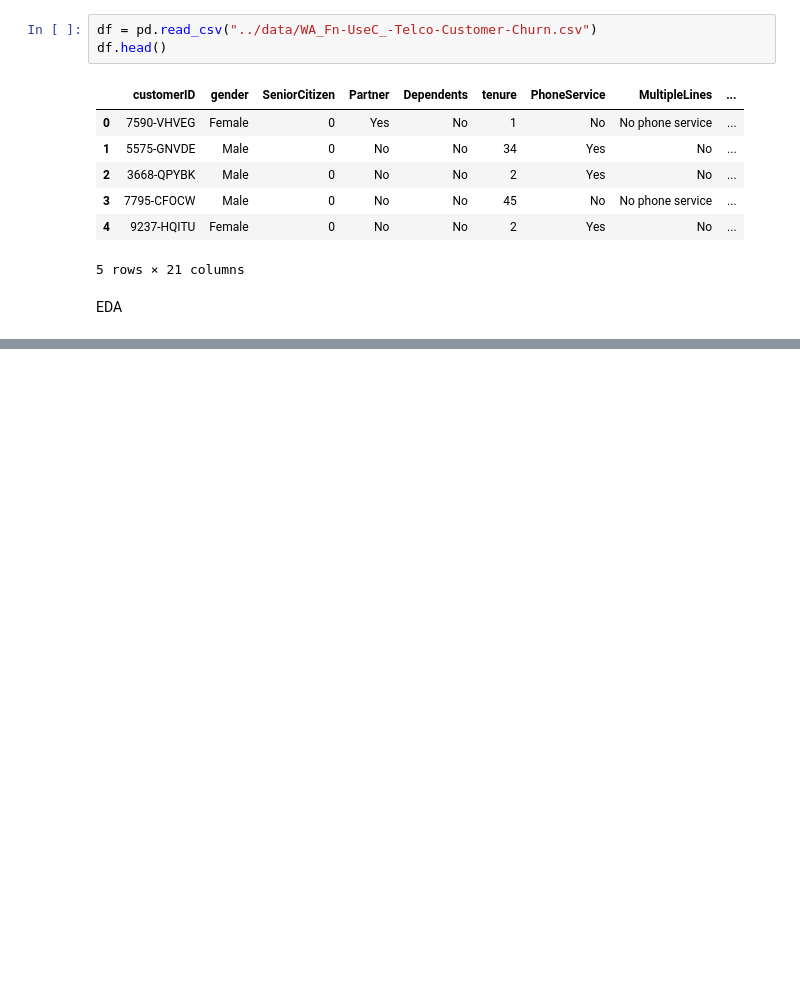
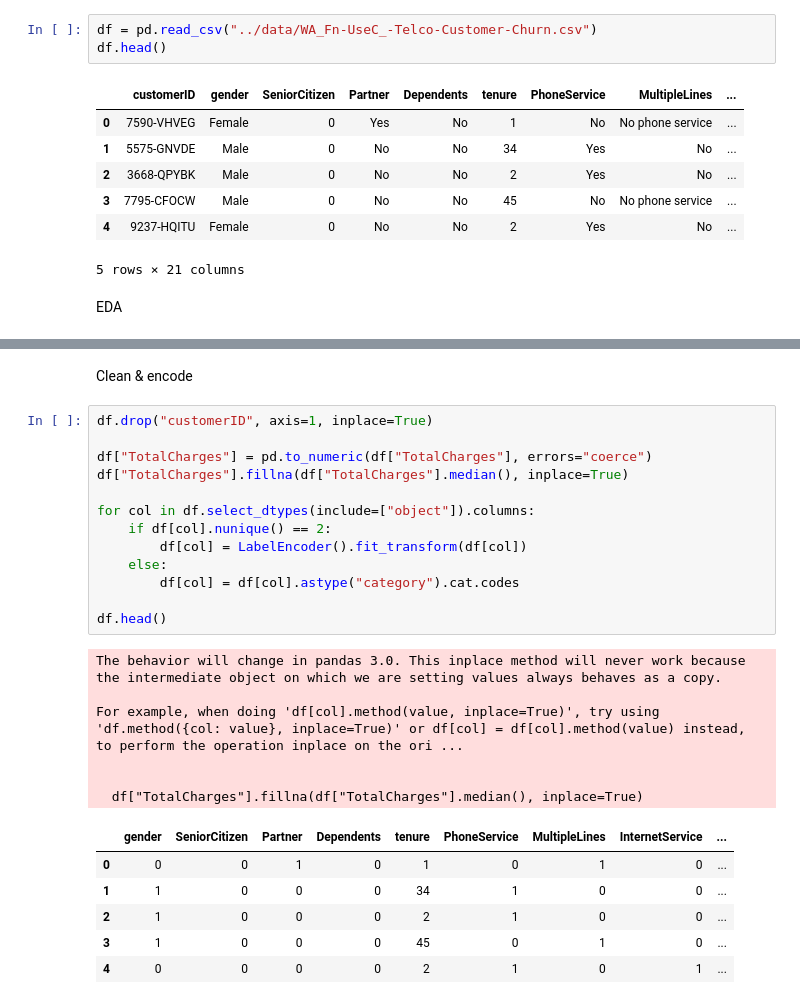
Before and after one commit to vaibhavi1711/customer-churn-prediction, a Jupyter notebook: notebooks/churn_prediction.ipynb, the cells around one changed output, grey strips where cells are left out. Saved outputs shown, nothing was run; the diff lists cells and outputs as text; blank space fills up the shorter version.

```diff
--- a/notebooks/churn_prediction.ipynb
+++ b/notebooks/churn_prediction.ipynb
@@ -48,0 +57,28 @@ TypeError: NDFrame.describe() got an unexpected keyword argument 'numeric_only'
+# %% [markdown]
+Clean & encode
+# %%
+df.drop("customerID", axis=1, inplace=True)
+
+df["TotalCharges"] = pd.to_numeric(df["TotalCharges"], errors="coerce")
+df["TotalCharges"].fillna(df["TotalCharges"].median(), inplace=True)
+
+for col in df.select_dtypes(include=["object"]).columns:
+    if df[col].nunique() == 2:
+        df[col] = LabelEncoder().fit_transform(df[col])
+    else:
+        df[col] = df[col].astype("category").cat.codes
+
+df.head()
+# %% [output]
+The behavior will change in pandas 3.0. This inplace method will never work because the intermediate object on which we are setting values always behaves as a copy.
+
+For example, when doing 'df[col].method(value, inplace=True)', try using 'df.method({col: value}, inplace=True)' or df[col] = df[col].method(value) instead, to perform the operation inplace on the ori ...
+
+
+  df["TotalCharges"].fillna(df["TotalCharges"].median(), inplace=True)
+|  | gender | SeniorCitizen | Partner | Dependents | tenure | PhoneService | MultipleLines | InternetService | ... |
+| 0 | 0 | 0 | 1 | 0 | 1 | 0 | 1 | 0 | ... |
+| 1 | 1 | 0 | 0 | 0 | 34 | 1 | 0 | 0 | ... |
+| 2 | 1 | 0 | 0 | 0 | 2 | 1 | 0 | 0 | ... |
+| 3 | 1 | 0 | 0 | 0 | 45 | 0 | 1 | 0 | ... |
+| 4 | 0 | 0 | 0 | 0 | 2 | 1 | 0 | 1 | ... |
```
Also changed, not shown: parts of 5 cells of this notebook.
